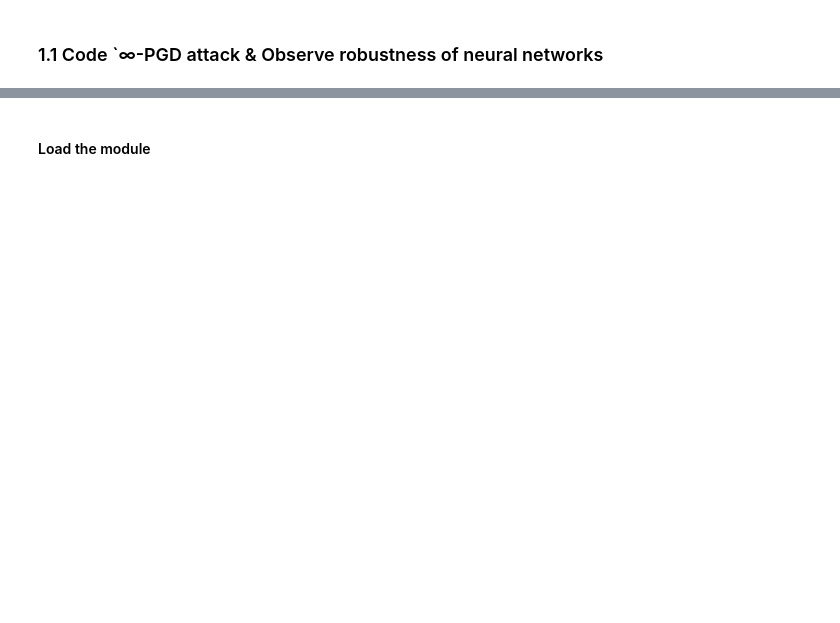
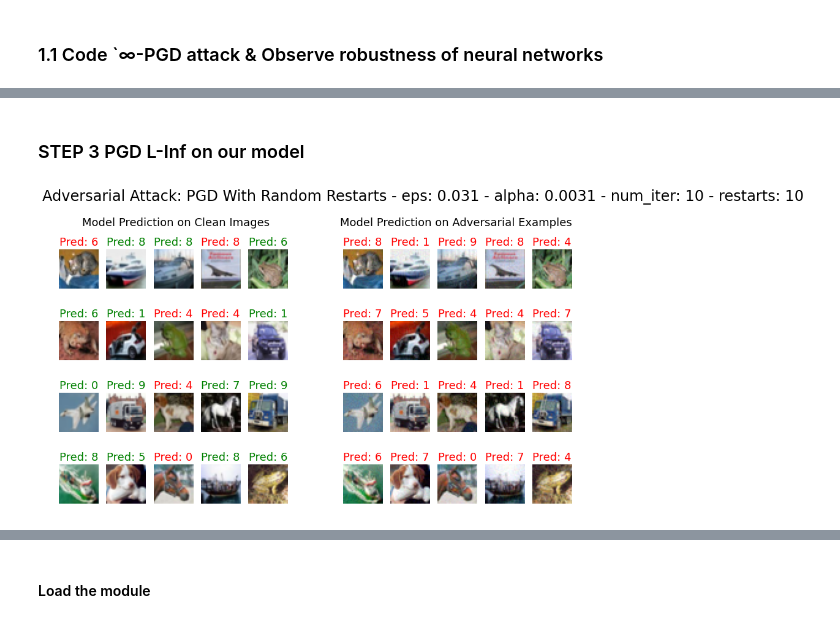
Before and after one commit to MarinaChau/AttaCoeurs, a Jupyter notebook: Attack_Project.ipynb, the cells around one changed output, grey strips where cells are left out. Saved outputs shown, nothing was run; the diff lists cells and outputs as text; code cells hidden in the pictures; blank space fills up the shorter version.

```diff
--- a/Attack_Project.ipynb
+++ b/Attack_Project.ipynb
@@ -165,0 +130,7 @@ KeyboardInterrupt: ignored
+# %%
+LOSS = tf.keras.losses.SparseCategoricalCrossentropy()
+METRICS = [tf.keras.metrics.SparseCategoricalAccuracy]
+OPTIMIZER = tf.keras.optimizers.RMSprop()
+# %%
+model = get_cnn_model()
+model.summary()
@@ -165,0 +155,12 @@ KeyboardInterrupt: ignored
+# %%
+# Compile Model
+model.compile(optimizer=OPTIMIZER,
+              loss=LOSS, metrics=["accuracy"])
+# Train Model
+history = model.fit(x_train, y_train,
+          batch_size=32,
+          epochs=40, validation_split=0.2)
+
+# Evaluate Model
+print("\n")
+evaluation = model.evaluate(x_test,y_test, verbose=2)
@@ -166,3 +189,19 @@ KeyboardInterrupt: ignored
+# %% [markdown]
+### STEP 3 PGD L-Inf on our model
+# %%
+# Attack to be tested
+Attack = attacks.PgdRandomRestart
+# Attack parameters
+eps = 0.031
+num_iter = 10
+attack_kwargs = {"eps": eps, "alpha": eps/num_iter,
+                 "num_iter": num_iter, "restarts": 10}
+
+
+attacks.attack_visual_demo(model, Attack, attack_kwargs,
+                           x_test[:20], y_test[:20])
+# %% [output]
+[figure, added]
 # %%
 fig, ax = plt.subplots(2,1)
 ax[0].plot(history.history['loss'], color='b', label="Training Loss")
```
Also changed, not shown: parts of 42 cells of this notebook.
